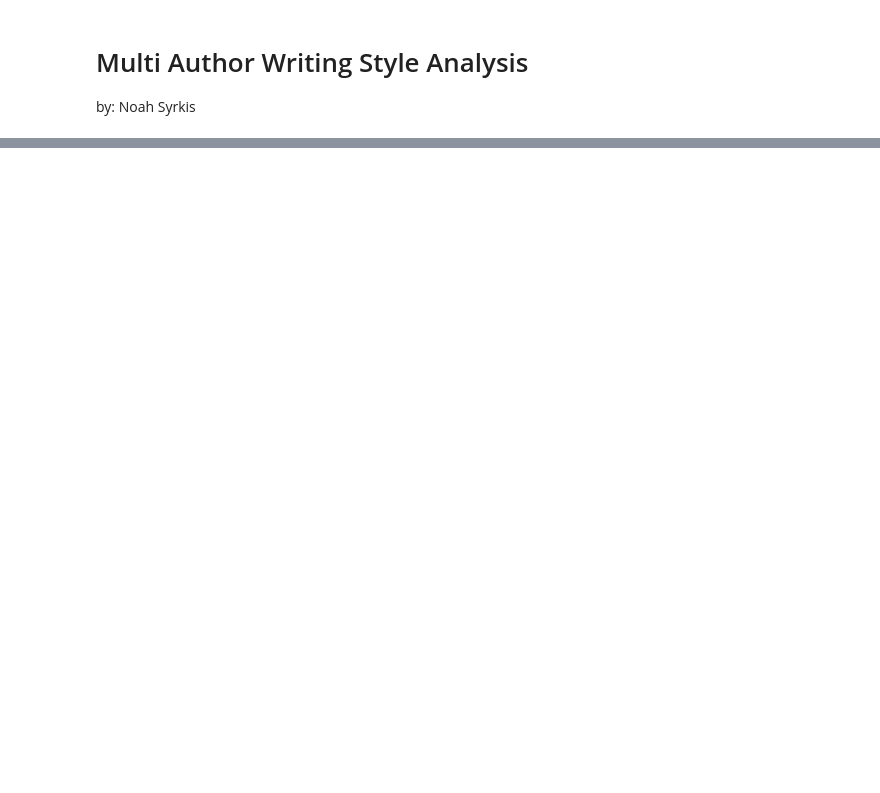
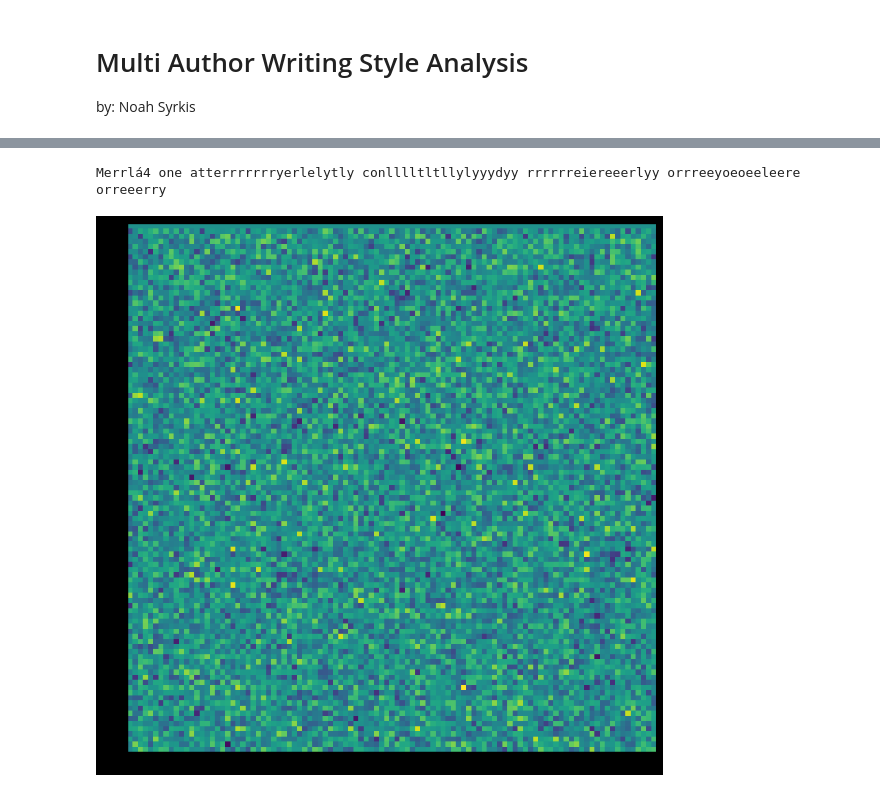
Before and after one commit to syrkis/proseprint, a Jupyter notebook: notebook.ipynb, the cells around one changed output, grey strips where cells are left out. Saved outputs shown, nothing was run; the diff lists cells and outputs as text; code cells hidden in the pictures; blank space fills up the shorter version.

```diff
--- a/notebook.ipynb
+++ b/notebook.ipynb
@@ -200,0 +31,29 @@ Find logs at: ./wandb/run-20230314_011307-mb0gc5sz/logs
+# %%
+# functions
+encode = lambda x, stoi: [stoi.get(w, UNK_ID) for w in x]
+decode = lambda x, itos: ''.join([itos.get(i, UNK) for i in x])
+flatten = lambda x: [i for j in x for i in j]
+
+def make_word_vocab(dataset, min_count=50):
+    # make a vocabulary from the training set
+    vocab = Counter(flatten(flatten(dataset['text'])))
+    vocab = [w for w, c in vocab.most_common() if c > min_count] + ['\n', ' '] + list('abcdefghijklmnopqrstuvwxyz') + list('ABCDEFGHIJKLMNOPQRSTUVWXYZ')
+    vocab = [PAD, UNK] + sorted(list(set(vocab)))
+    # return UNK if word is not in vocab
+    stoi = defaultdict(lambda: 1, {w: i for i, w in enumerate(vocab)})
+    itos = {i: w for i, w in enumerate(vocab)}
+    return stoi, itos
+
+
+def make_char_vocab(dataset, min_count=50):
+    # make a vocabulary from the training set
+    vocab = Counter(flatten(flatten(dataset['text'])))
+    vocab = [w for w, c in vocab.most_common() if c > min_count] + ['\n', ' '] + list('abcdefghijklmnopqrstuvwxyz') + list('ABCDEFGHIJKLMNOPQRSTUVWXYZ')
+    vocab = [PAD, UNK] + sorted(list(set(vocab)))
+    # return UNK if word is not in vocab
+    stoi = defaultdict(lambda: 1, {w: i for i, w in enumerate(vocab)})
+    itos = {i: w for i, w in enumerate(vocab)}
+    return stoi, itos
+# %%
+ctoi, itoc = make_char_vocab(one_train_data)  # character vocab
+wtoi, itow = make_word_vocab(one_train_data)  # word vocab
@@ -200,0 +63,4 @@ Find logs at: ./wandb/run-20230314_011307-mb0gc5sz/logs
+# %%
+# encode the data and make one flat long list of all the text
+one_train_text = encode("".join(flatten(flatten(one_train_data['text']))), ctoi)
+one_valid_text = encode("".join(flatten(flatten(one_valid_data['text']))), ctoi)
@@ -200,0 +151,5 @@ Find logs at: ./wandb/run-20230314_011307-mb0gc5sz/logs
+# %%
+conf = {'block_size': 8, 'batch_size': 16, 'hidden_dim': 128, 'n_iters': 10000}
+m = Model(len(itoc), conf['hidden_dim'], ctoi, itoc)
+opt = optim.Adam(m.parameters(), lr=1e-3, weight_decay=1e-5)
+train(m, one_train_text, one_valid_text, opt, conf)
@@ -200,0 +159,12 @@ Find logs at: ./wandb/run-20230314_011307-mb0gc5sz/logs
+# %%
+context = torch.tensor([ctoi['\n']]).long().view(1, 1)
+print(m.generate(100, context))
+# %% [output]
+Merrlá4 one atterrrrrrryerlelytly conlllltltllylyyydyy rrrrrreiereeerlyy orrreeyoeoeeleere orreeerry
+# %%
+# set balck background
+plt.rcParams['figure.facecolor'] = 'black'
+fig, ax = plt.subplots(1, 1, figsize=(10, 10))
+ax.imshow(list(m.parameters())[0].detach().numpy());
+# %% [output]
+[figure, added]
```
Also changed, not shown: parts of 18 cells of this notebook, 3 other files.
